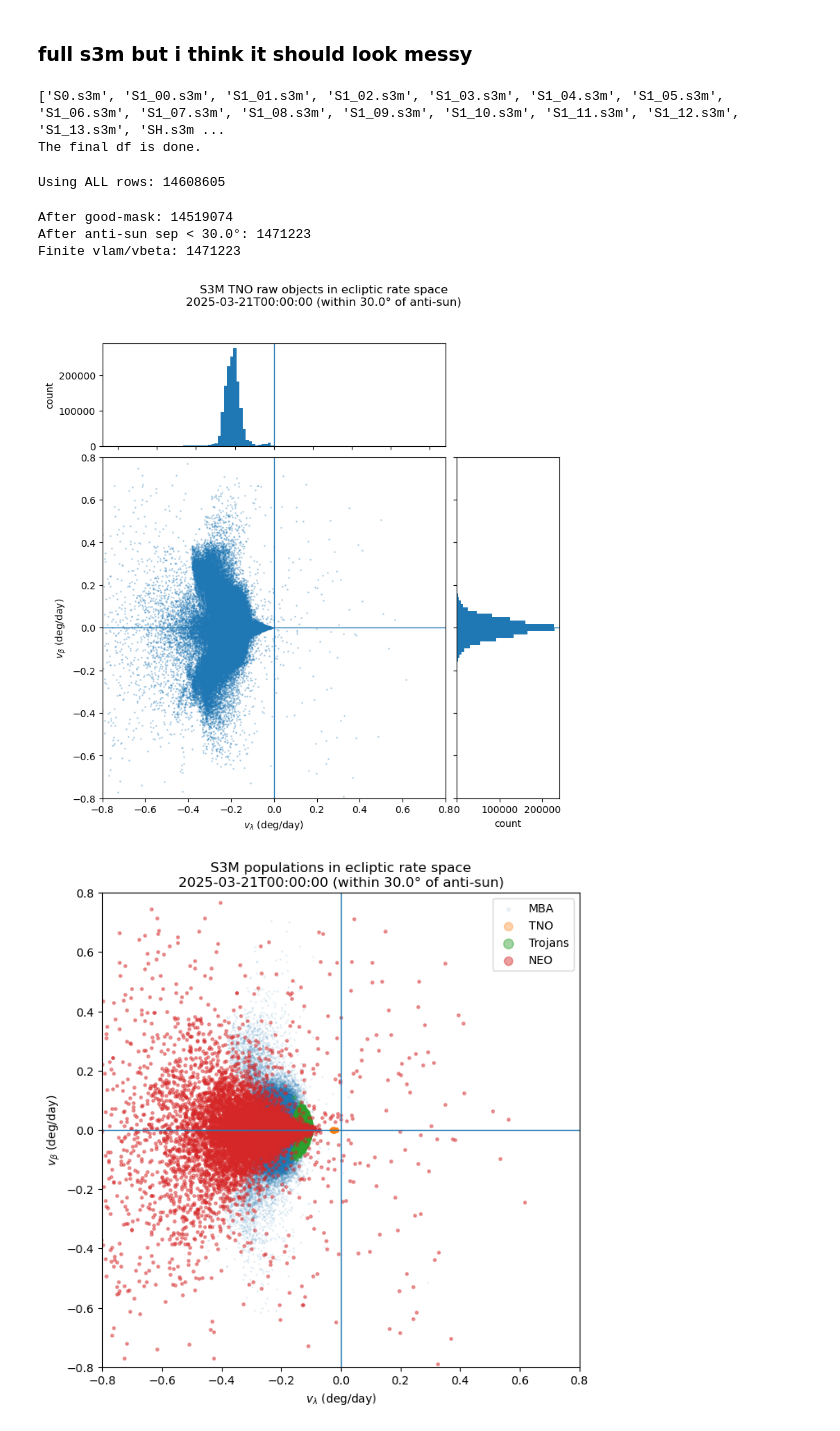
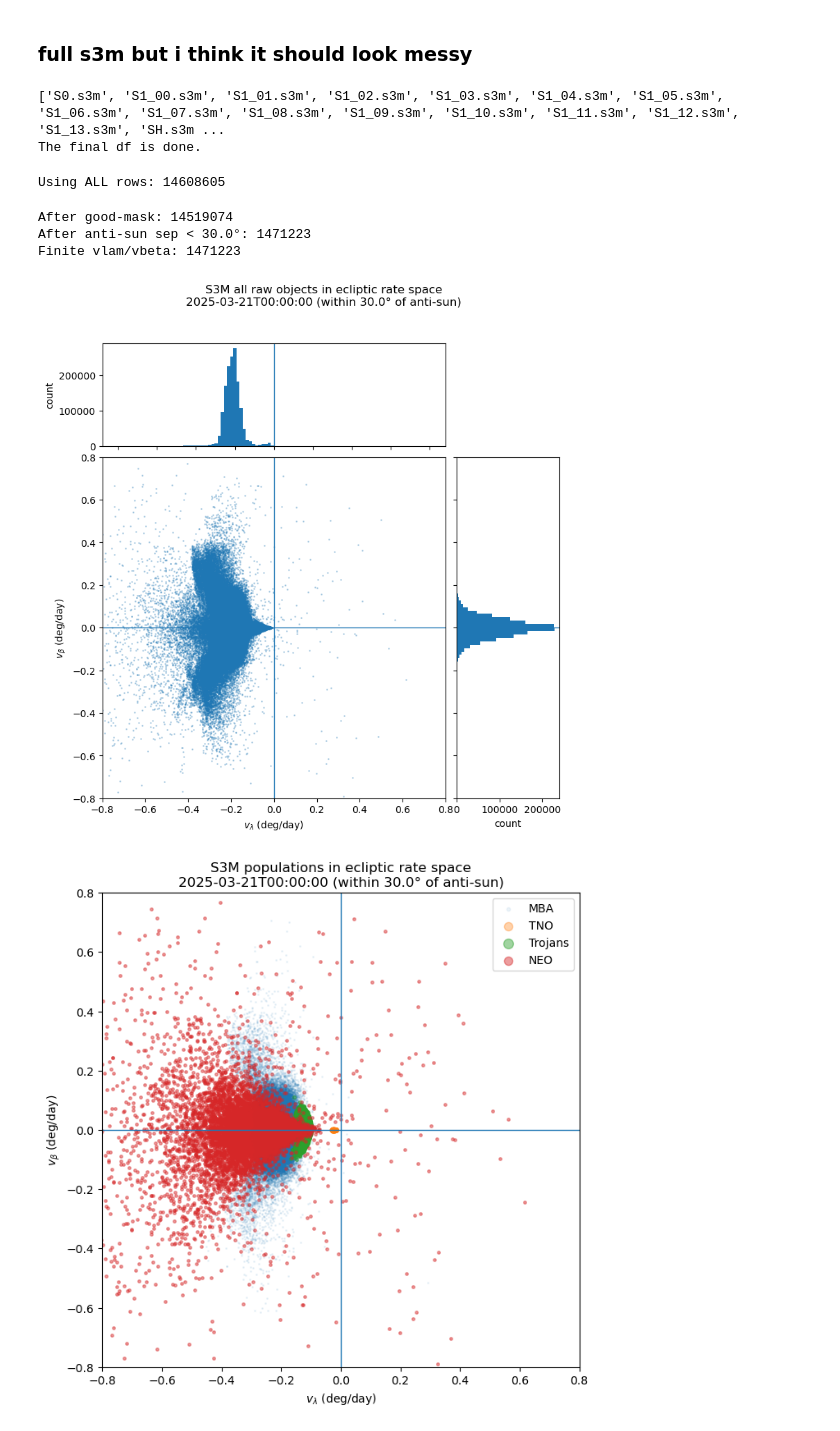
Before and after one commit to devanshi-s04/neomod, a Jupyter notebook: plotswpopulations.ipynb, the cells around one changed output. Cells and saved outputs as stored; diff of their text form; code cells hidden in the pictures.

```diff
--- a/plotswpopulations.ipynb
+++ b/plotswpopulations.ipynb
@@ -272,0 +259,4 @@ scorer_neo_s3m = nsc.NEOMODScorer(array4D_neo, H_center_neo, a_center_neo, e_cen
+# %%
+neo = load_s3m.define_s3m(pop="neo")
+neo, array4D_neo, H_center_neo, a_center_neo, e_center_neo, i_center_neo = load_s3m.s3m_array(neo)
+scorer_neo_s3m = nsc.NEOMODScorer(array4D_neo, H_center_neo, a_center_neo, e_center_neo, i_center_neo)
@@ -467,0 +463,4 @@ scorer_tno_s3m = nsc.NEOMODScorer(array4D_tno, H_center_tno, a_center_tno, e_cen
+# %%
+tno = load_s3m.define_s3m(pop="tno")
+tno, array4D_tno, H_center_tno, a_center_tno, e_center_tno, i_center_tno = load_s3m.s3m_array(tno)
+scorer_tno_s3m = nsc.NEOMODScorer(array4D_tno, H_center_tno, a_center_tno, e_center_tno, i_center_tno)
@@ -661,0 +662,4 @@ scorer_tjn_s3m = nsc.NEOMODScorer(array4D_tjn, H_center_tjn, a_center_tjn, e_cen
+# %%
+trojan = load_s3m.define_s3m(pop="trojan")
+trojan,array4D_tjn, H_center_tjn, a_center_tjn, e_center_tjn, i_center_tjn = load_s3m.s3m_array(trojan)
+scorer_tjn_s3m = nsc.NEOMODScorer(array4D_tjn, H_center_tjn, a_center_tjn, e_center_tjn, i_center_tjn)
@@ -846,8 +859,3 @@ Finite vlam/vbeta: 23188
 [figure]
 # %% [markdown]
 ### full s3m but i think it should look messy
-# %%
-fulls3m = smfull.define_s3m()
-# %% [output]
-['S0.s3m', 'S1_00.s3m', 'S1_01.s3m', 'S1_02.s3m', 'S1_03.s3m', 'S1_04.s3m', 'S1_05.s3m', 'S1_06.s3m', 'S1_07.s3m', 'S1_08.s3m', 'S1_09.s3m', 'S1_10.s3m', 'S1_11.s3m', 'S1_12.s3m', 'S1_13.s3m', 'SH.s3m ...
-The final df is done.
@@ -857,3 +862,10 @@ scorer_full_s3m = nsc.NEOMODScorer(array4D_fs3m, H_center_fs3m, a_center_fs3m, e
+# %%
+fulls3m = load_s3m.define_s3m(pop="all")
+fulls3m,array4D_fs3m, H_center_fs3m, a_center_fs3m, e_center_fs3m, i_center_fs3m = load_s3m.s3m_array(fulls3m)
+scorer_full_s3m = nsc.NEOMODScorer(array4D_fs3m, H_center_fs3m, a_center_fs3m, e_center_fs3m, i_center_fs3m)
+# %% [output]
+['S0.s3m', 'S1_00.s3m', 'S1_01.s3m', 'S1_02.s3m', 'S1_03.s3m', 'S1_04.s3m', 'S1_05.s3m', 'S1_06.s3m', 'S1_07.s3m', 'S1_08.s3m', 'S1_09.s3m', 'S1_10.s3m', 'S1_11.s3m', 'S1_12.s3m', 'S1_13.s3m', 'SH.s3m ...
+The final df is done.
 # %%
 obstime_str = "2025-03-21T00:00:00"
 t_obs = Time(obstime_str, scale="tdb")
@@ -1078,35 +1090,35 @@ ax_histx = fig.add_subplot(gs[0, 0])
 ax_scatt = fig.add_subplot(gs[1, 0])
 ax_histy = fig.add_subplot(gs[1, 1], sharey=ax_scatt)
 
 # Scatter
 ax_scatt.scatter(vlam, vbeta, s=1, alpha=0.25)
 ax_scatt.axhline(0, lw=1)
 ax_scatt.axvline(0, lw=1)
 ax_scatt.set_xlabel(r"$v_\lambda$ (deg/day)")
 ax_scatt.set_ylabel(r"$v_\beta$ (deg/day)")
 ax_scatt.set_xlim(*xlim)
 ax_scatt.set_ylim(*ylim)
 
 # Top histogram (v_lambda)
 ax_histx.hist(vlam, bins=bins, range=xlim)
 ax_histx.axvline(0, lw=1)
 ax_histx.tick_params(axis="x", labelbottom=False)
 ax_histx.set_ylabel("count")
 
 # Right histogram (v_beta)
 ax_histy.hist(vbeta, bins=bins, range=ylim, orientation="horizontal")
 ax_histy.axhline(0, lw=1)
 ax_histy.tick_params(axis="y", labelleft=False)
 ax_histy.set_xlabel("count")
 
-fig.suptitle(f"S3M TNO raw objects in ecliptic rate space\n{obstime_str} (within {max_sep_deg}° of anti-sun)", y=0.98)
+fig.suptitle(f"S3M all raw objects in ecliptic rate space\n{obstime_str} (within {max_sep_deg}° of anti-sun)", y=0.98)
 plt.show()
 # %% [output]
 Using ALL rows: 14608605
 After good-mask: 14519074
 After anti-sun sep < 30.0°: 1471223
 Finite vlam/vbeta: 1471223
-[figure, old version]
+[figure, new version]
 # %%
 # Plotting limits (matching earlier cells)
 xlim = (-0.8, 0.8)
```
Also changed, not shown: parts of 20 cells of this notebook, 2 other files.
